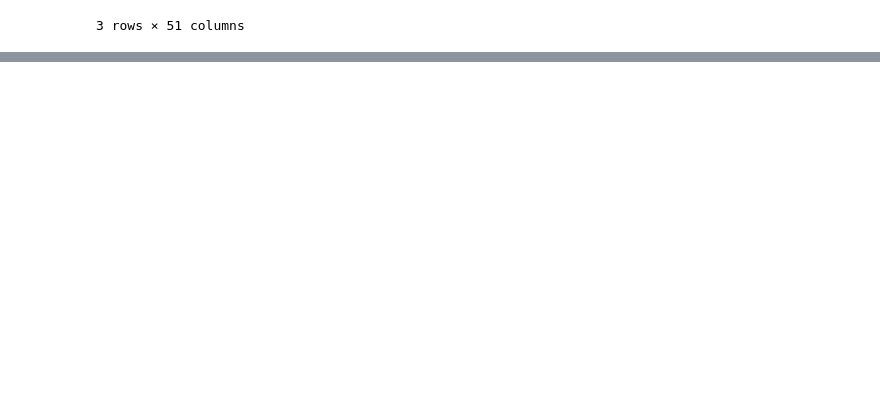
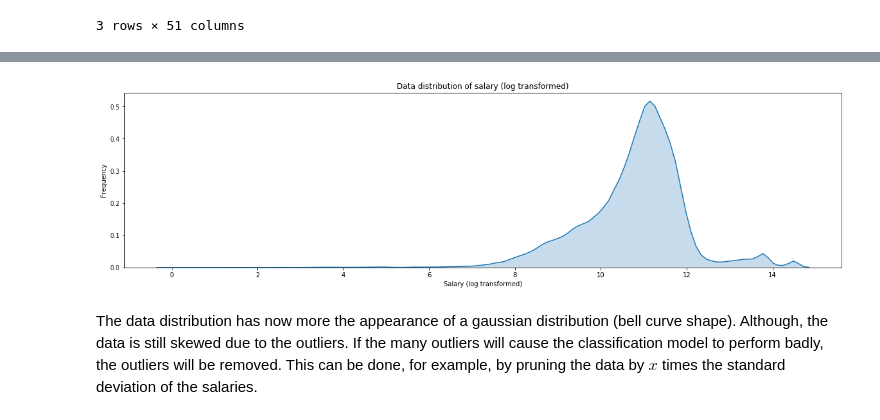
Before and after one commit to Vidovitsch/stack-overflow-survey-model, a Jupyter notebook: research.ipynb, the cells around one changed output, grey strips where cells are left out. Drawn from its saved outputs; the diff is of its cells as text; code cells hidden in the pictures; blank space fills up the shorter version.

```diff
--- a/research.ipynb
+++ b/research.ipynb
@@ -94,0 +124,13 @@ def decode_labels(encoded_labels, column_name, decoder=so_mappings):
+# %%
+salaries = np.log(salaries[salaries != 0])
+# %%
+# Plot salary distribution (log transformed)
+plt.figure(figsize=(20,5))
+kde = sns.kdeplot(salaries, shade=True)
+kde.set(title='Data distribution of salary (log transformed)',
+        xlabel='Salary (log transformed)',
+        ylabel='Frequency');
+# %% [output]
+[figure, added]
+# %% [markdown]
+The data distribution has now more the appearance of a gaussian distribution (bell curve shape). Although, the data is still skewed due to the outliers. If the many outliers will cause the classification model to perform badly, the outliers will be removed. This can be done, for example, by pruning the data by $x$ times the standard deviation of the salaries.
```
Also changed, not shown: parts of 11 cells of this notebook.
